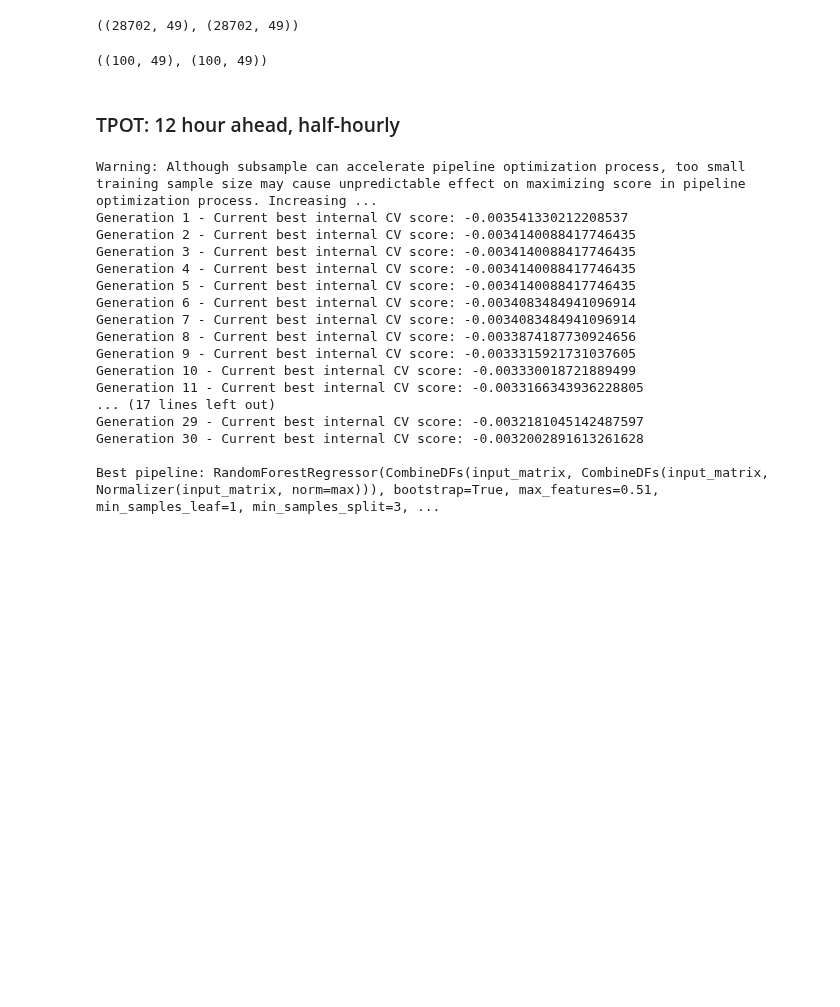
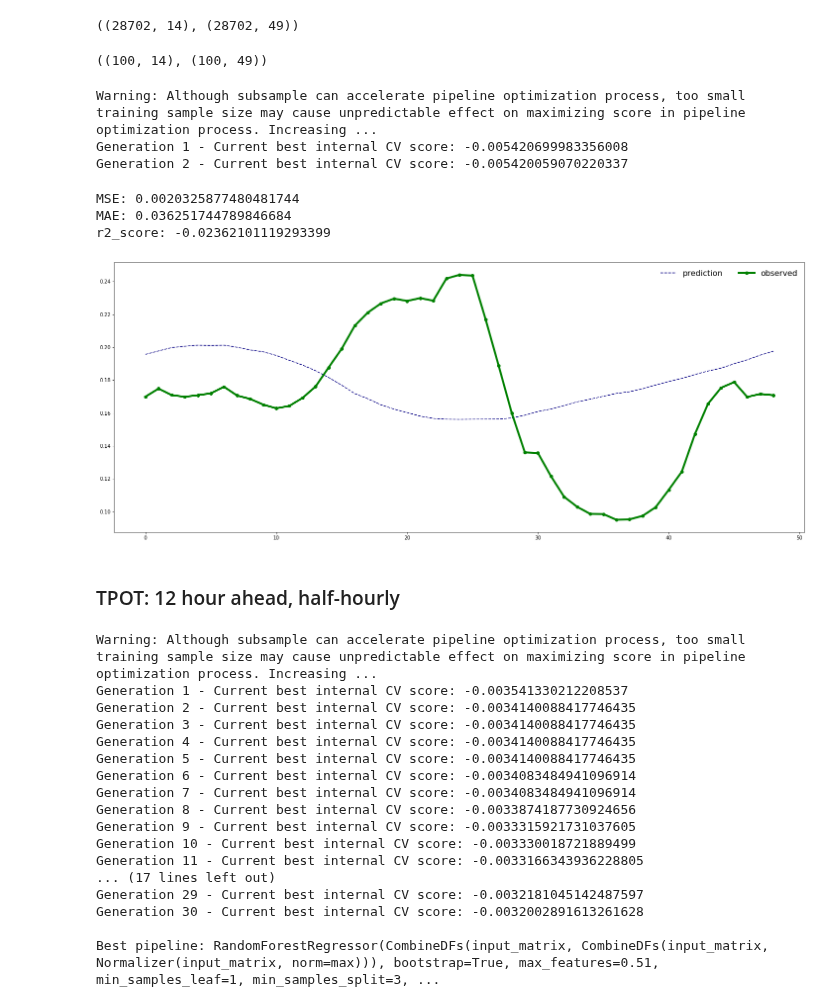
Before and after one commit to charlesfu4/MT, a Jupyter notebook: TPOT/hourly_forecastTPOT_hh.ipynb, the cells around one changed output. Drawn from its saved outputs; the diff is of its cells as text; code cells hidden in the pictures; blank space fills up the shorter version.

```diff
--- a/TPOT/hourly_forecastTPOT_hh.ipynb
+++ b/TPOT/hourly_forecastTPOT_hh.ipynb
@@ -58,17 +53,64 @@ train.head()
 # %%
 #create 12 hours recency effect matrix
-ahead_w = lag_ahead_series(train.iloc[:,2], n_in=0, n_out=49, n_vars = 1, dropnan=True)
+ahead_w = lag_ahead_series(train.iloc[:,:14], n_in=0, n_out=14, n_vars = 1, dropnan=True).iloc[:28702,:]
 #create 12 housrs ahead energy consumption matrix
 ahead_e = lag_ahead_series(train.iloc[:,8:], n_in=0, n_out=49, n_vars = 1, dropnan=True)
 ahead_w.shape, ahead_e.shape
 # %% [output]
-((28702, 49), (28702, 49))
+((28702, 14), (28702, 49))
 # %%
+test_X = lag_ahead_series(test.iloc[:,:14], n_in=0, n_out=14, n_vars = 1, dropnan=True).iloc[:100,:]
 test_y = lag_ahead_series(test.iloc[:,8:], n_in=0, n_out=49, n_vars = 1, dropnan=True).iloc[:100,:]
-test_X = lag_ahead_series(test.iloc[:,2], n_in=0, n_out=49, n_vars = 1, dropnan=True).iloc[:100,:]
 test_X.shape, test_y.shape
 # %% [output]
-((100, 49), (100, 49))
+((100, 14), (100, 49))
+# %%
+from tpot import TPOTRegressor
+from tpot_mulr import mul_reg_config_dict
+from sklearn.model_selection import train_test_split
+#import mul_config as mc
+
+train_X, val_X, train_y, val_y = train_test_split(ahead_w, ahead_e, train_size = 0.05, test_size = 0.95, random_state = 123)
+
+tpot_reg = TPOTRegressor(generations=20,
+                         population_size=60,
+                         n_jobs=4,
+                         verbosity=2,
+                         random_state=321,
+                         subsample= 0.8,
+                         config_dict=mul_reg_config_dict)
+tpot_reg.fit(train_X , train_y)
+# %% [output]
+Warning: Although subsample can accelerate pipeline optimization process, too small training sample size may cause unpredictable effect on maximizing score in pipeline optimization process. Increasing ...
+Generation 1 - Current best internal CV score: -0.005420699983356008
+Generation 2 - Current best internal CV score: -0.005420059070220337
+# %%
+#val_X, val_y = train.iloc[500:600,:8], ahead_e.iloc[500:600,:]
+yhat = tpot_reg.predict(test_X)
+# %%
+get_eval(test_y, yhat)
+# %% [output]
+MSE: 0.0020325877480481744
+MAE: 0.036251744789846684
+r2_score: -0.02362101119293399
+# %%
+## assignment
+real = test_y.to_numpy()
+guess = yhat
+real = real[50:51,:49]
+guess = guess[50:51,:49]
+rpdf = plot_df(real, "observed")
+gpdf = plot_df(guess, "prediction")
+
+#plot
+ax = plt.gca()
+gpdf.plot(figsize=(25,10), colormap = 'plasma',style='--',legend = True, ax = ax)
+rpdf.plot(figsize=(25,10), color = 'g',style ='-o',legend = True, ax = ax, lw = 4)
+ax.legend(frameon=False, loc='upper right', ncol=6, prop={'size': 16})
+
+plt.show()
+# %% [output]
+[figure, added]
 # %% [markdown]
 ### TPOT: 12 hour ahead, half-hourly
 # %%
```
Also changed, not shown: parts of 2 cells of this notebook, 7 other files.
